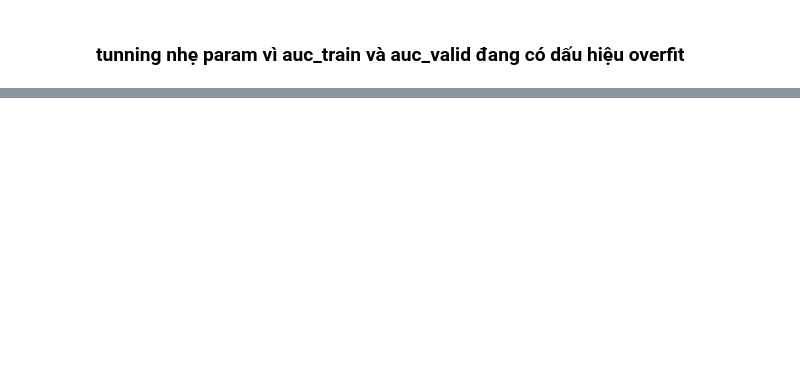
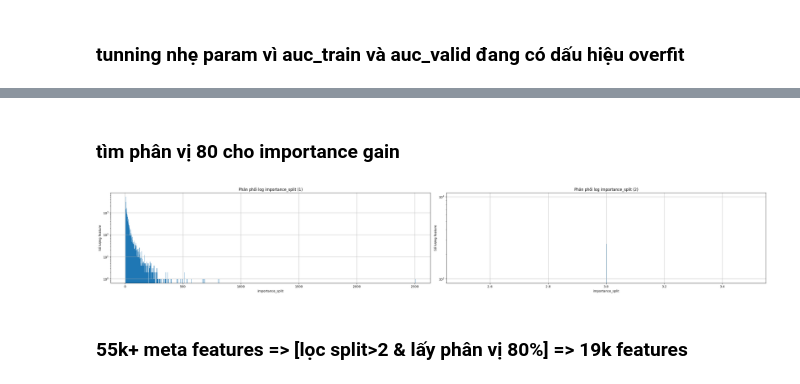
Before and after one commit to nguyenvietkhiemm/home_credit_default_risk, a Jupyter notebook: jupyter/110_importance.ipynb, the cells around one changed output, grey strips where cells are left out. Saved outputs shown, nothing was run; the diff lists cells and outputs as text; code cells hidden in the pictures; blank space fills up the shorter version.

```diff
--- a/jupyter/110_importance.ipynb
+++ b/jupyter/110_importance.ipynb
@@ -242,0 +139,4 @@ param = {
+# %%
+lgbm_imp = pd.read_csv(ROOT + "/.log/_used/lgbm_imp_high_var_f1.csv")
+# %%
+lgbm_imp = lgbm_imp[(lgbm_imp["importance_gain"]>0) & (lgbm_imp["importance_split"]>2)]
@@ -242,0 +163,29 @@ param = {
+# %%
+lgbm_imp_sorted = lgbm_imp.sort_values(["importance_gain", "importance_split"], ascending=[False, False])
+lgbm_imp_sorted = lgbm_imp_sorted.drop_duplicates(subset='feature', keep='first')
+# %% [markdown]
+### tìm phân vị 80 cho importance gain
+# %%
+lgbm_imp_sorted_1, lgbm_imp_sorted_2 = filter_by_threshold(lgbm_imp_sorted, f = 'importance_split')
+# %%
+import matplotlib.pyplot as plt
+
+plt.figure(figsize=(30, 5))
+plt.subplot(1, 2, 1)
+lgbm_imp_sorted_1['importance_split'].hist(bins=1000, log=True)
+plt.xlabel("importance_split")
+plt.ylabel("Số lượng feature")
+plt.title("Phân phối log importance_split (1)")
+
+plt.subplot(1, 2, 2)
+lgbm_imp_sorted_2['importance_split'].hist(bins=1000, log=True)
+plt.xlabel("importance_split")
+plt.ylabel("Số lượng feature")
+plt.title("Phân phối log importance_split (2)")
+
+plt.tight_layout()
+plt.show()
+# %% [output]
+[figure, added]
+# %% [markdown]
+### 55k+ meta features => [lọc split>2 & lấy phân vị 80%] => 19k features
```
Also changed, not shown: parts of 51 cells of this notebook, 23 other files.
